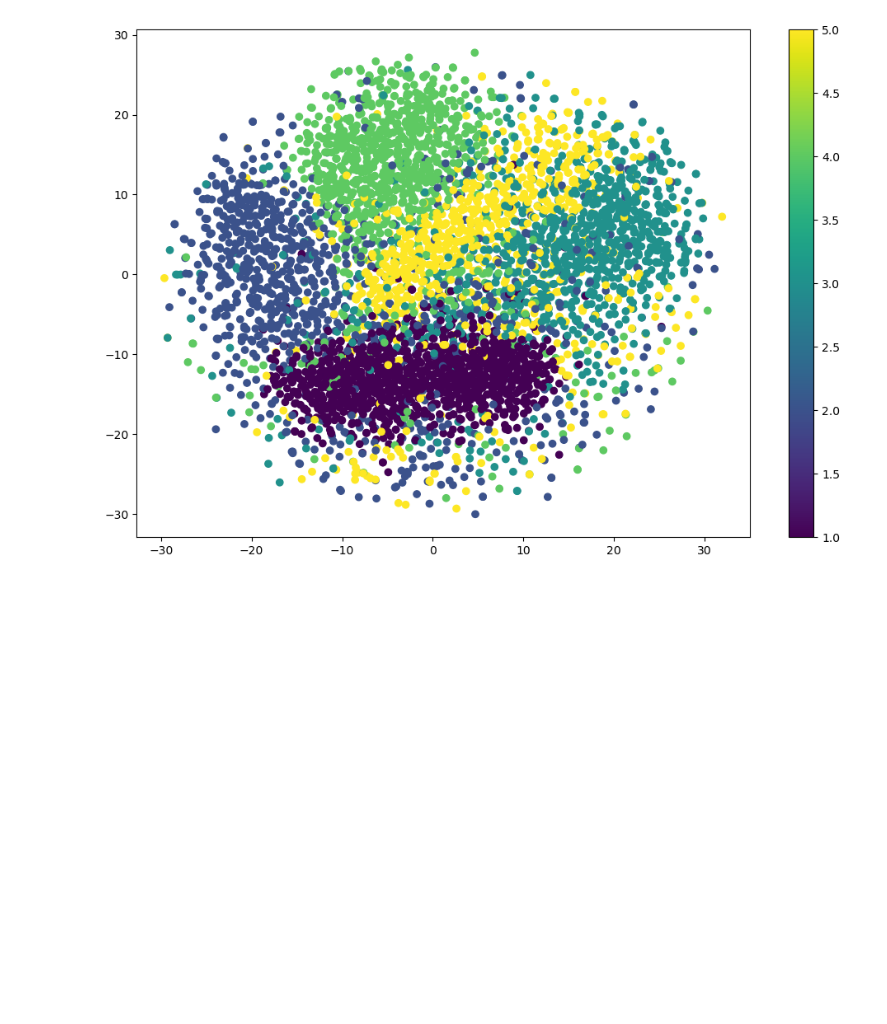
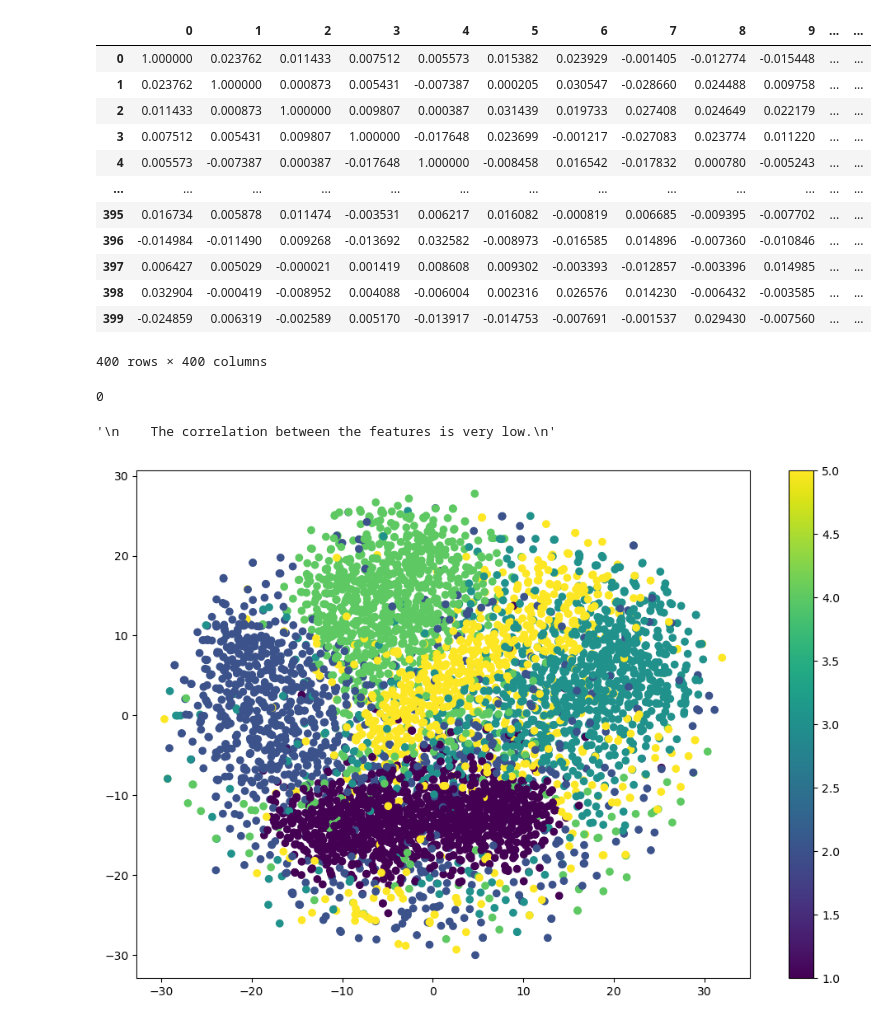
Before and after one commit to lukuenya/pattern_recognition, a Jupyter notebook: part4.ipynb, the cells around one changed output. Cells and saved outputs as stored; diff of their text form; code cells hidden in the pictures; blank space fills up the shorter version.

```diff
--- a/part4.ipynb
+++ b/part4.ipynb
@@ -26,3 +38,35 @@ y_training = df_training.iloc[:, -1]
+# %%
+# Correlation between features
+X_training.corr()
+# %% [output]
+|  | 0 | 1 | 2 | 3 | 4 | 5 | 6 | 7 | 8 | 9 | ... | ... |
+| 0 | 1.000000 | 0.023762 | 0.011433 | 0.007512 | 0.005573 | 0.015382 | 0.023929 | -0.001405 | -0.012774 | -0.015448 | ... | ... |
+| 1 | 0.023762 | 1.000000 | 0.000873 | 0.005431 | -0.007387 | 0.000205 | 0.030547 | -0.028660 | 0.024488 | 0.009758 | ... | ... |
+| 2 | 0.011433 | 0.000873 | 1.000000 | 0.009807 | 0.000387 | 0.031439 | 0.019733 | 0.027408 | 0.024649 | 0.022179 | ... | ... |
+| 3 | 0.007512 | 0.005431 | 0.009807 | 1.000000 | -0.017648 | 0.023699 | -0.001217 | -0.027083 | 0.023774 | 0.011220 | ... | ... |
+| 4 | 0.005573 | -0.007387 | 0.000387 | -0.017648 | 1.000000 | -0.008458 | 0.016542 | -0.017832 | 0.000780 | -0.005243 | ... | ... |
+| ... | ... | ... | ... | ... | ... | ... | ... | ... | ... | ... | ... | ... |
+| 395 | 0.016734 | 0.005878 | 0.011474 | -0.003531 | 0.006217 | 0.016082 | -0.000819 | 0.006685 | -0.009395 | -0.007702 | ... | ... |
+| 396 | -0.014984 | -0.011490 | 0.009268 | -0.013692 | 0.032582 | -0.008973 | -0.016585 | 0.014896 | -0.007360 | -0.010846 | ... | ... |
+| 397 | 0.006427 | 0.005029 | -0.000021 | 0.001419 | 0.008608 | 0.009302 | -0.003393 | -0.012857 | -0.003396 | 0.014985 | ... | ... |
+| 398 | 0.032904 | -0.000419 | -0.008952 | 0.004088 | -0.006004 | 0.002316 | 0.026576 | 0.014230 | -0.006432 | -0.003585 | ... | ... |
+| 399 | -0.024859 | 0.006319 | -0.002589 | 0.005170 | -0.013917 | -0.014753 | -0.007691 | -0.001537 | 0.029430 | -0.007560 | ... | ... |
+400 rows × 400 columns
+# %%
+# Compute the correlation of each feature with the target
+feature_correlation = X_training.apply(lambda x: x.corr(y_training))
+
+# Select features with absolute correlation greater than 0.5 or less than -0.5
+corr_features = feature_correlation[abs(feature_correlation) > 0.5].index
+
+print(len(corr_features))
+
+"""
+    The correlation between the features is very low.
+"""
+# %% [output]
+0
+'\n    The correlation between the features is very low.\n'
 # %%
 #t-SNE visualization of the data
 from sklearn.manifold import TSNE
```
Also changed, not shown: parts of 12 cells of this notebook, 1 other file.
